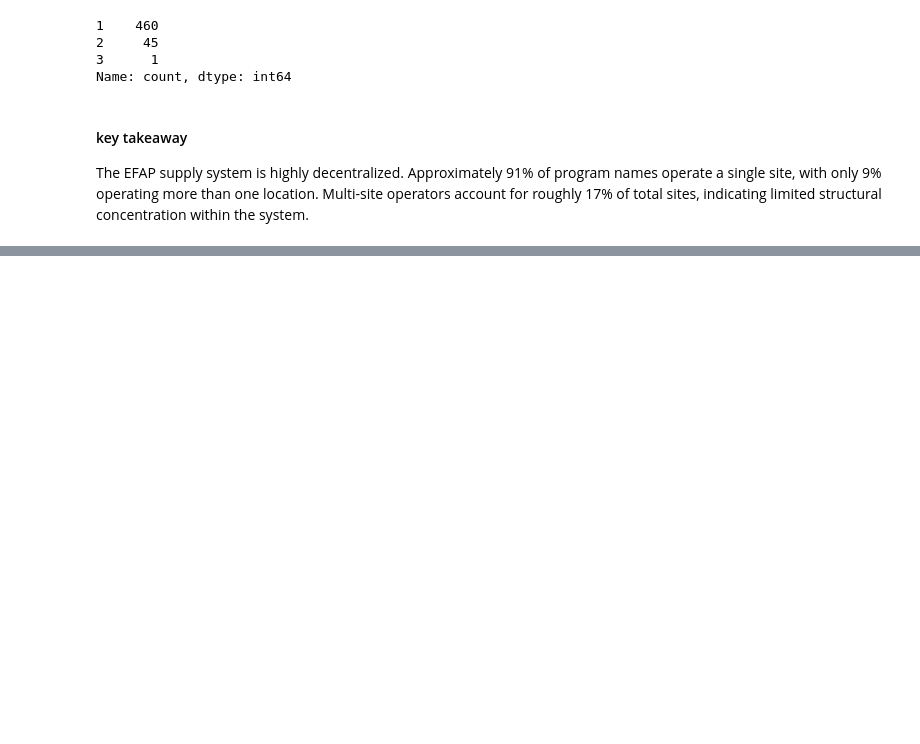
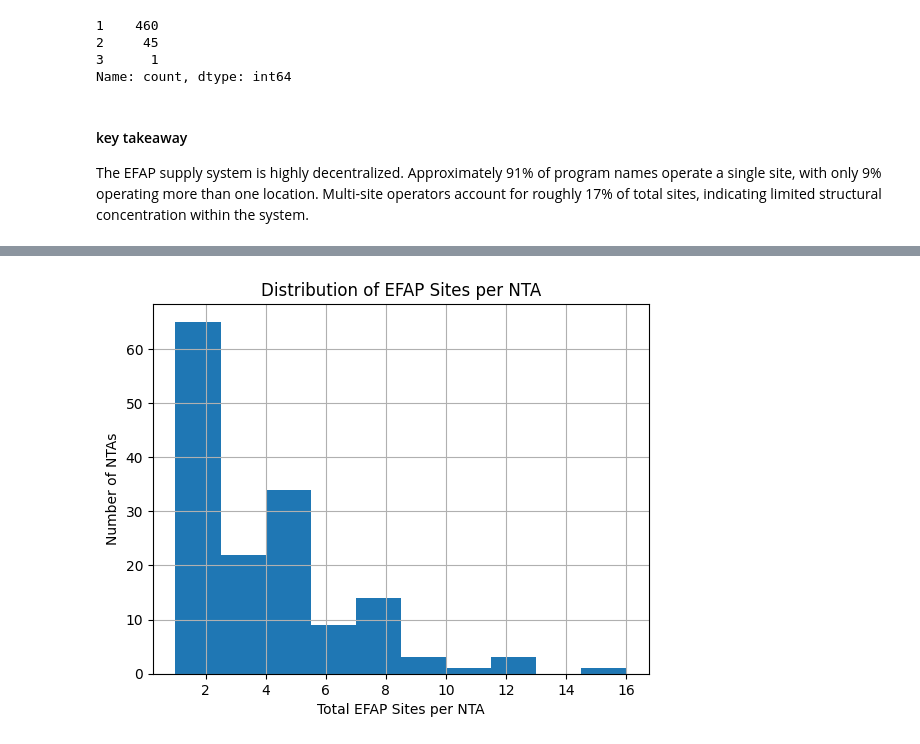
Before and after one commit to Angelk119/CID_Food_Access, a Jupyter notebook: python/notebooks/eda/efap_eda_ayema.ipynb, the cells around one changed output, grey strips where cells are left out. Drawn from its saved outputs; the diff is of its cells as text; code cells hidden in the pictures; blank space fills up the shorter version.

Commit message:
Ayema: completed EDA on EFAP on a program level and nta level, I wrote down key takeaways and a summarization as well

```diff
--- a/python/notebooks/eda/efap_eda_ayema.ipynb
+++ b/python/notebooks/eda/efap_eda_ayema.ipynb
@@ -191,0 +194,4 @@ The EFAP supply system is highly decentralized. Approximately 91% of program nam
+# %%
+# create a total_sites per nta column to see how many EFAP sites exist within each NTA.
+total_sites = (df.groupby("nta_id")["efap_id"].nunique().reset_index().rename(columns={"efap_id": "total_sites"}))
+total_sites["total_sites"].value_counts().sort_index()
@@ -191,0 +232,11 @@ The EFAP supply system is highly decentralized. Approximately 91% of program nam
+# %%
+import matplotlib.pyplot as plt
+
+plt.figure()
+total_sites["total_sites"].hist()
+plt.xlabel("Total EFAP Sites per NTA")
+plt.ylabel("Number of NTAs")
+plt.title("Distribution of EFAP Sites per NTA")
+plt.show()
+# %% [output]
+[figure, added]
```
Also changed, not shown: parts of 26 cells of this notebook.
